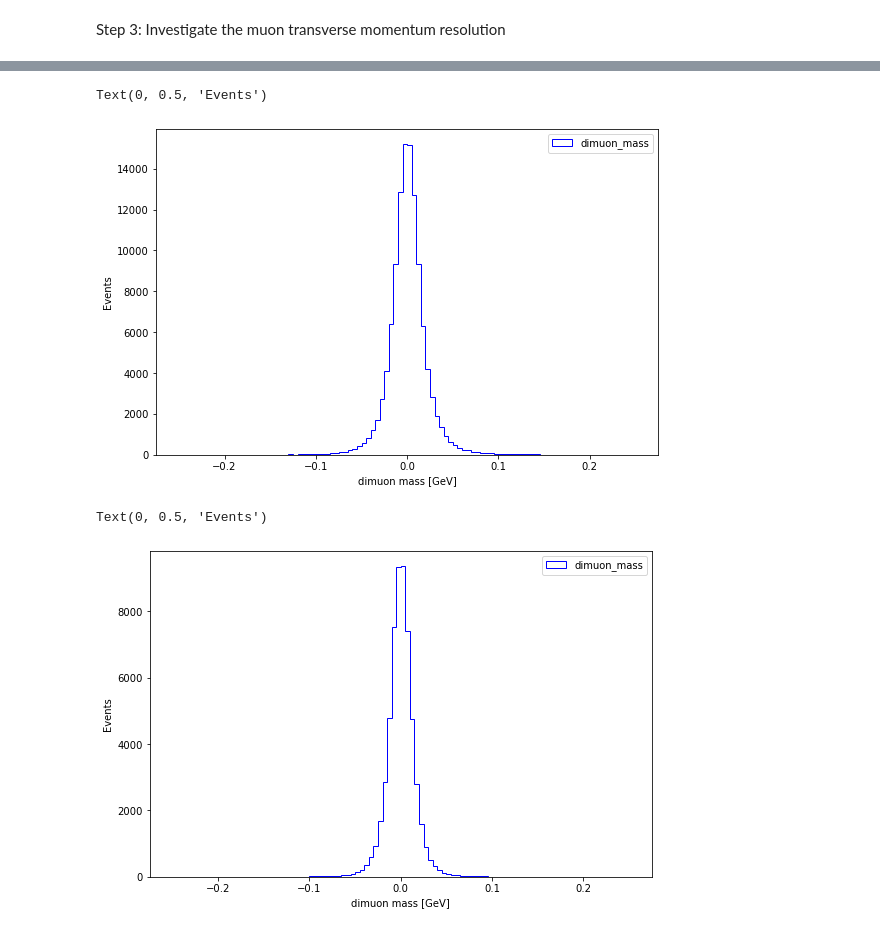
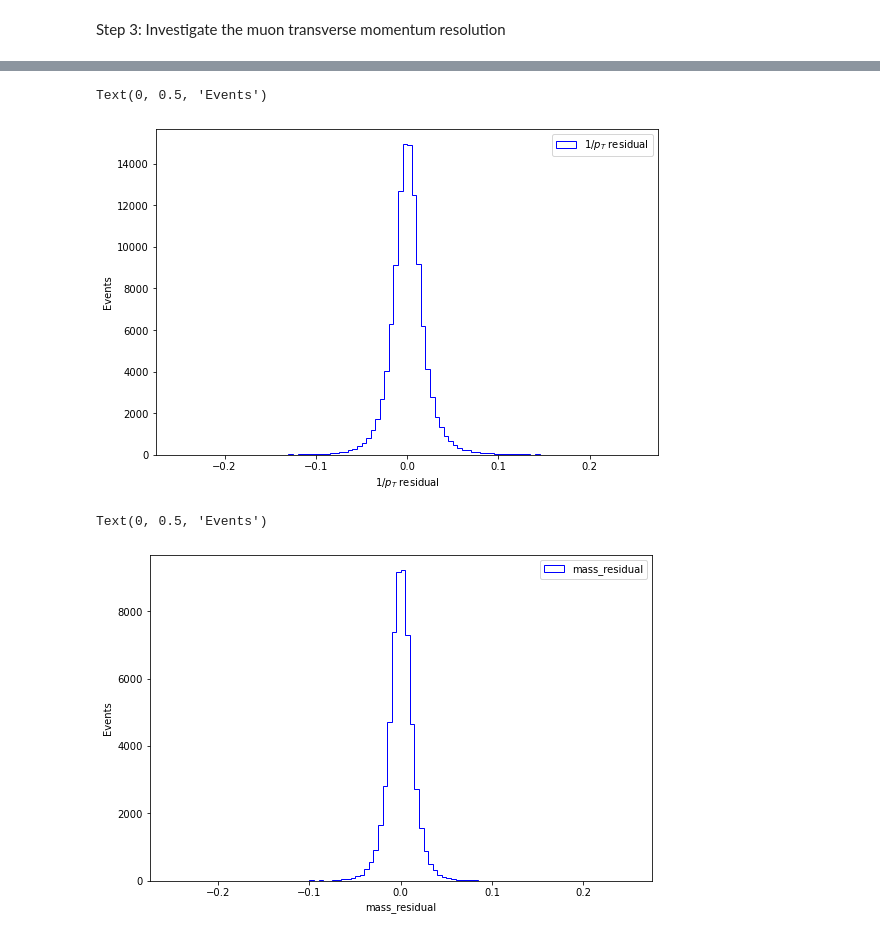
Before and after one commit to Taiantuia/MuonHATSatLPC2020, a Jupyter notebook: Exercise-2-Muon-momentum-scale-and-resolution-corrections.ipynb, the cells around one changed output, grey strips where cells are left out. Saved outputs shown, nothing was run; the diff lists cells and outputs as text; code cells hidden in the pictures.

```diff
--- a/Exercise-2-Muon-momentum-scale-and-resolution-corrections.ipynb
+++ b/Exercise-2-Muon-momentum-scale-and-resolution-corrections.ipynb
@@ -15,11 +15,11 @@ Welcome to JupyROOT 6.20/06
 # %%
 file=uproot.open('~/Downloads/DYJetsToMuMu_M-50_TuneCP5_14TeV-madgraphMLM-pythia8.root')['Events']
 #file=uproot.open('~/Downloads/FE9779A1-B793-2644-9A14-3E105B03B488.root')['Events']
-# !!!!!!!!! Muon_pfRelIso03_chg-chargedhadroniso
+# !!!!!!!!! Muon_pfRelIso03_chg -> chargedhadroniso
 muon=file.arrays(['Muon_pt','Muon_eta','Muon_phi','Muon_mass',
                   'Muon_charge','Muon_isGlobal','Muon_genPartIdx',
                   'GenPart_pt', 'GenPart_eta', 'GenPart_phi',
-                  'GenPart_mass'], namedecode='utf-8')
+                  'GenPart_mass', 'Muon_pfRelIso03_chg'], namedecode='utf-8')
 # %%
 gen=file.arrays(['GenPart_pt', 'GenPart_eta', 'GenPart_phi', 'GenPart_mass'], namedecode='utf-8')
 # %%
@@ -29,7 +29,7 @@ muons=ak.JaggedArray.zip(pt=muon['Muon_pt'], eta=muon['Muon_eta'],
 gens=ak.JaggedArray.zip(pt=muon['GenPart_pt'], eta=muon['GenPart_eta'],
                               phi=muon['GenPart_phi'], mass=muon['GenPart_mass'],)
 # %%
-muon_mask=(muon['Muon_genPartIdx']!=-1)& (muon['Muon_isGlobal']==1)& (muon['Muon_pt']>20)& (abs(muon['Muon_eta'])<2.4)
+muon_mask=(muon['Muon_genPartIdx']!=-1)& (muon['Muon_isGlobal']==1)& (muon['Muon_pt']>20)& (abs(muon['Muon_eta'])<2.4)& (muon['Muon_pfRelIso03_chg']<0.15)
 # %%
 muons_good=muons[muon_mask]
 # %%
@@ -195,21 +217,21 @@ Step 3: Investigate the muon transverse momentum resolution
 # %%
 pt_res=two_gen_muon_p4.pt.flatten()/two_opposite_good_muons.pt.flatten()-1
 plt.figure(figsize=(9,6))
-plt.hist(pt_res, bins=100, range=[-0.25,0.25], histtype='step', color='blue', label='dimuon_mass')
+plt.hist(pt_res, bins=100, range=[-0.25,0.25], histtype='step', color='blue', label='$1/p_T$ residual')
 plt.legend()
-plt.xlabel('dimuon mass [GeV]')
+plt.xlabel('$1/p_T$ residual')
 plt.ylabel('Events')
 # %% [output]
 Text(0, 0.5, 'Events')
-[figure, old version]
+[figure, new version]
 # %%
 mass_res=dimuon_p4.mass.flatten()/gen_dimuon_p4.mass.flatten()-1
 # %%
 plt.figure(figsize=(9,6))
-plt.hist(mass_res, bins=100, range=[-0.25,0.25], histtype='step', color='blue', label='dimuon_mass')
+plt.hist(mass_res, bins=100, range=[-0.25,0.25], histtype='step', color='blue', label='mass_residual')
 plt.legend()
-plt.xlabel('dimuon mass [GeV]')
+plt.xlabel('mass_residual')
 plt.ylabel('Events')
 # %% [output]
 Text(0, 0.5, 'Events')
-[figure, old version]
+[figure, new version]
```
Also changed, not shown: parts of 19 cells of this notebook.
